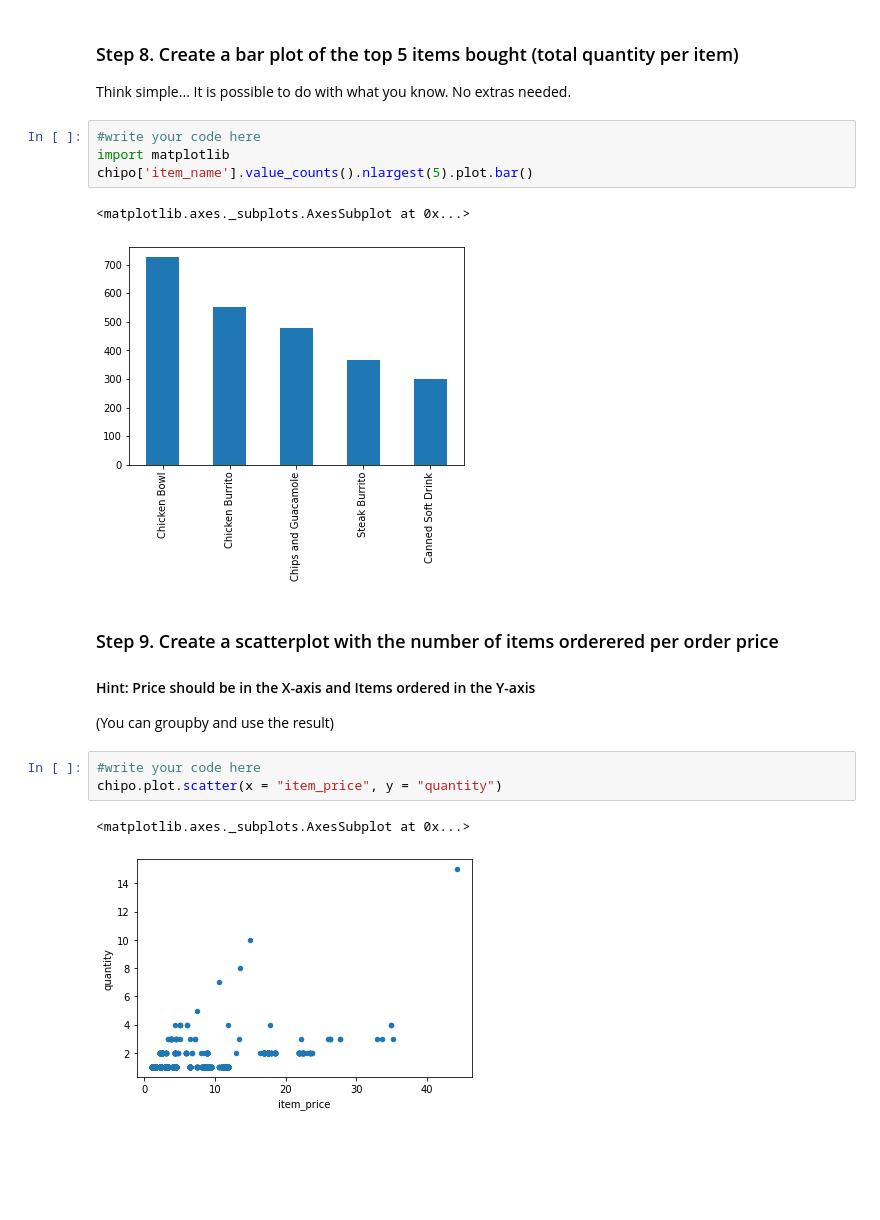
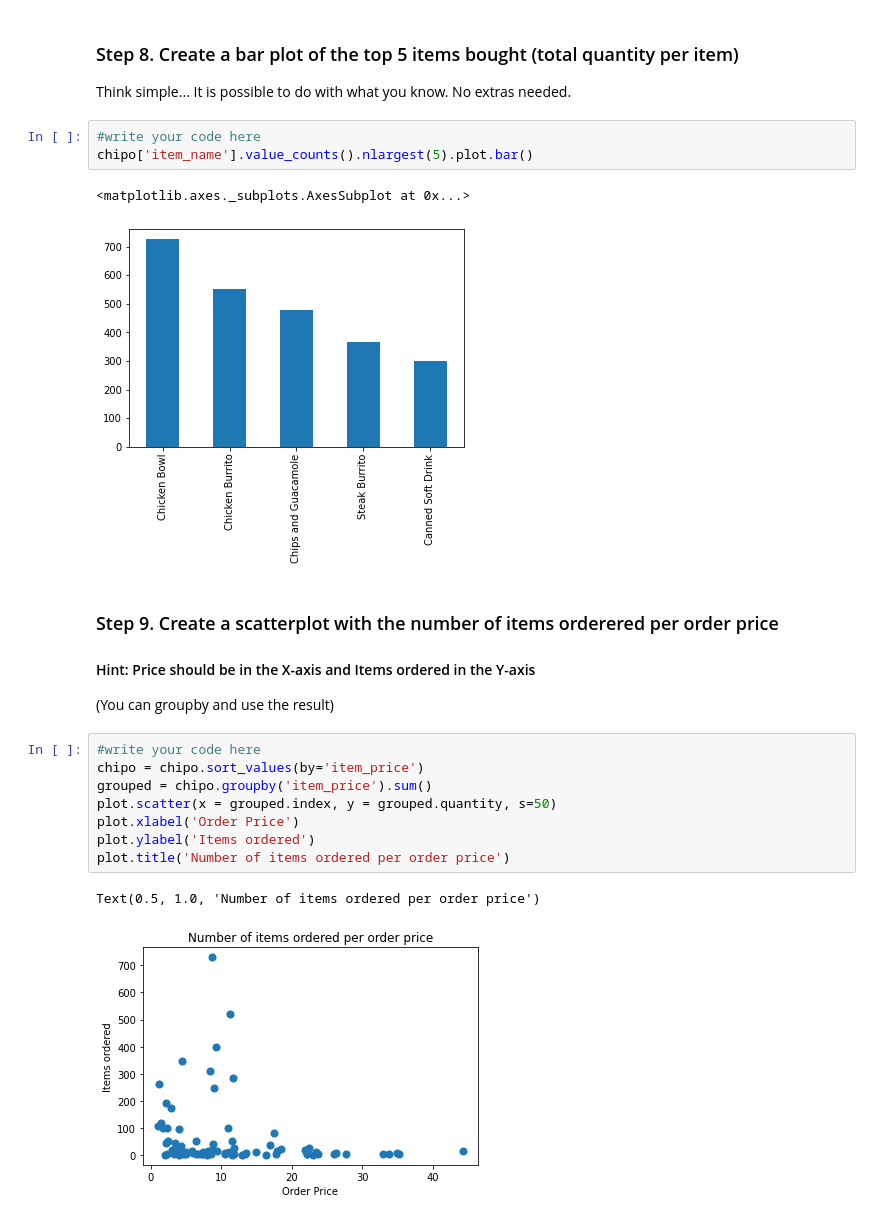
Before and after one commit to JAWAHAR-SHREE-RAM/INF502, a Jupyter notebook: hw4.ipynb, the cells around one changed output. Cells and saved outputs as stored; diff of their text form; blank space fills up the shorter version.

```diff
--- a/hw4.ipynb
+++ b/hw4.ipynb
@@ -281,7 +285,6 @@ chipo.head(10)
 Think simple... It is possible to do with what you know. No extras needed.
 # %%
 #write your code here
-import matplotlib
 chipo['item_name'].value_counts().nlargest(5).plot.bar()
 # %% [output]
 <matplotlib.axes._subplots.AxesSubplot at 0x...>
@@ -290,9 +293,14 @@ chipo['item_name'].value_counts().nlargest(5).plot.bar()
 ### Step 9. Create a scatterplot with the number of items orderered per order price
 #### Hint: Price should be in the X-axis and Items ordered in the Y-axis
 (You can groupby and use the result)
-# %%
-#write your code here
-chipo.plot.scatter(x = "item_price", y = "quantity")
-# %% [output]
-<matplotlib.axes._subplots.AxesSubplot at 0x...>
-[figure, removed]
+# %%
+#write your code here
+chipo = chipo.sort_values(by='item_price')
+grouped = chipo.groupby('item_price').sum()
+plot.scatter(x = grouped.index, y = grouped.quantity, s=50)
+plot.xlabel('Order Price')
+plot.ylabel('Items ordered')
+plot.title('Number of items ordered per order price')
+# %% [output]
+Text(0.5, 1.0, 'Number of items ordered per order price')
+[figure, added]
```
Also changed, not shown: parts of 7 cells of this notebook.
